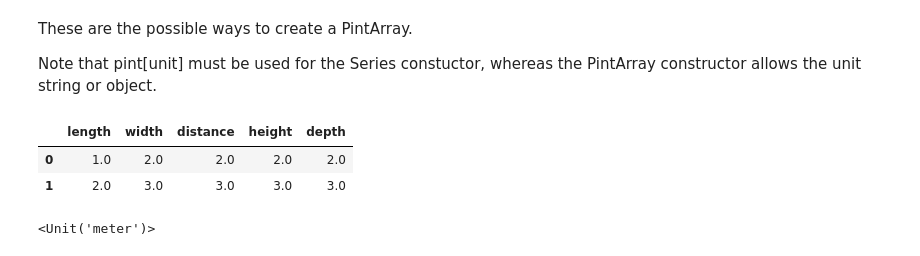
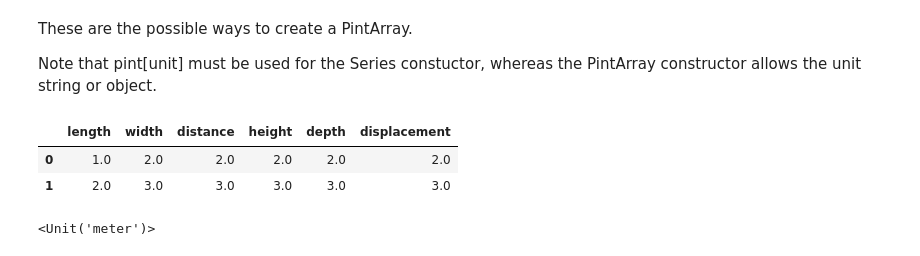
Before and after one commit to hgrecco/pint-pandas, a Jupyter notebook: notebooks/pint-pandas.ipynb, the cells around one changed output. Drawn from its saved outputs; the diff is of its cells as text; code cells hidden in the pictures.

```diff
--- a/notebooks/pint-pandas.ipynb
+++ b/notebooks/pint-pandas.ipynb
@@ -347,16 +347,17 @@ Note that pint[unit] must be used for the Series constuctor, whereas the PintArr
 # %%
 df = pd.DataFrame({
         "length" : pd.Series([1.,2.], dtype="pint[m]"),
         "width" : PA_([2.,3.], dtype="pint[m]"),
         "distance" : PA_([2.,3.], dtype="m"),
         "height" : PA_([2.,3.], dtype=ureg.m),
         "depth" : PA_.from_1darray_quantity(Q_([2,3],ureg.m)),
+        "displacement" : PA_(Q_([2,3],ureg.m)),
     })
 df
 # %% [output]
-|  | length | width | distance | height | depth |
-| 0 | 1.0 | 2.0 | 2.0 | 2.0 | 2.0 |
-| 1 | 2.0 | 3.0 | 3.0 | 3.0 | 3.0 |
+|  | length | width | distance | height | depth | displacement |
+| 0 | 1.0 | 2.0 | 2.0 | 2.0 | 2.0 | 2.0 |
+| 1 | 2.0 | 3.0 | 3.0 | 3.0 | 3.0 | 3.0 |
 # %%
 df.length.values.units
 # %% [output]
```
